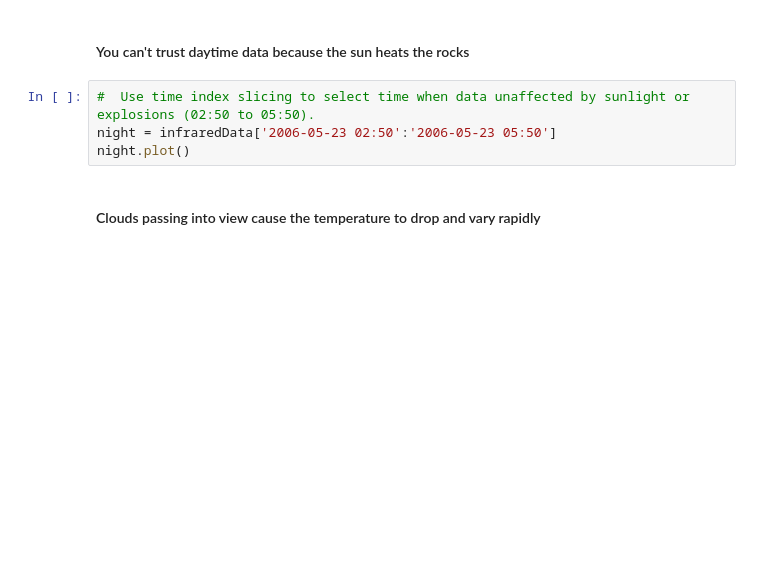
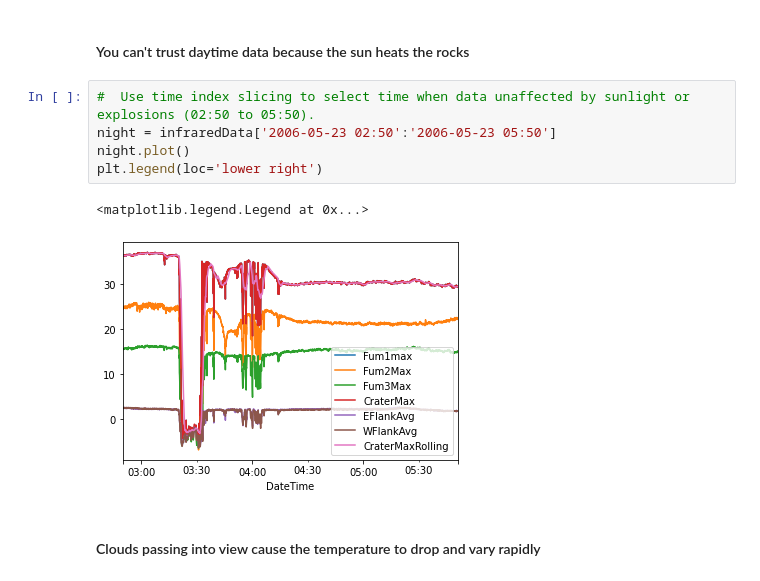
Before and after one commit to volcan01010/python4geoscientists, a Jupyter notebook: 2_time_series_data.ipynb, the cells around one changed output. Saved outputs shown, nothing was run; the diff lists cells and outputs as text; blank space fills up the shorter version.

```diff
--- a/2_time_series_data.ipynb
+++ b/2_time_series_data.ipynb
@@ -123,7 +203,11 @@ infraredData.plot()
 # %%
 #  Use time index slicing to select time when data unaffected by sunlight or explosions (02:50 to 05:50).
 night = infraredData['2006-05-23 02:50':'2006-05-23 05:50']
 night.plot()
+plt.legend(loc='lower right')
+# %% [output]
+<matplotlib.legend.Legend at 0x...>
+[figure, added]
 # %% [markdown]
 #### Clouds passing into view cause the temperature to drop and vary rapidly
 # %%
```
Also changed, not shown: parts of 22 cells of this notebook, 3 other files.
